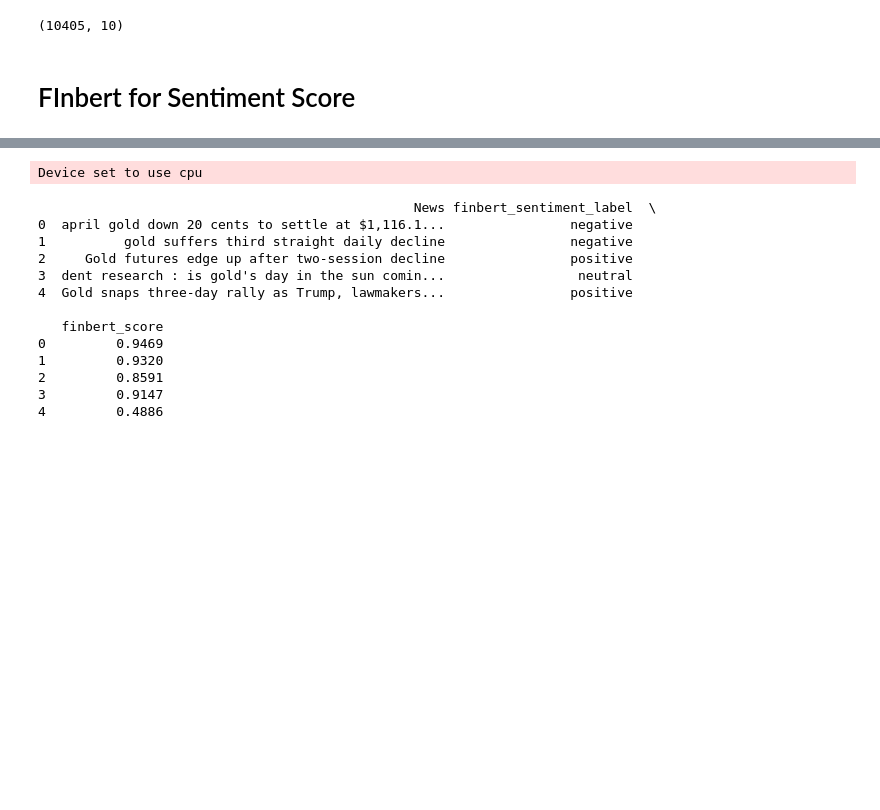
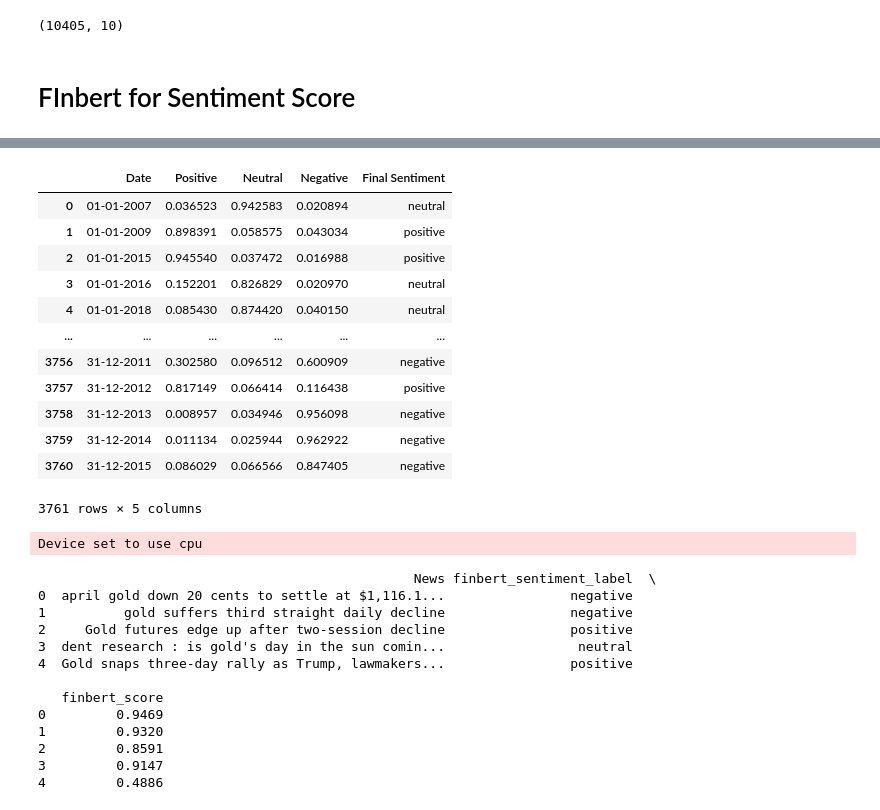
Before and after one commit to visheshgupta19/IDS_705_Final_Project, a Jupyter notebook: sentiment_analysis/sentiment_gold.ipynb, the cells around one changed output, grey strips where cells are left out. Saved outputs shown, nothing was run; the diff lists cells and outputs as text; code cells hidden in the pictures; blank space fills up the shorter version.

Commit message:
sentiment change

```diff
--- a/sentiment_analysis/sentiment_gold.ipynb
+++ b/sentiment_analysis/sentiment_gold.ipynb
@@ -255,3 +262,8 @@ from transformers import AutoTokenizer, AutoModelForSequenceClassification, pipe
 import torch
 # %%
 from tqdm import tqdm
+# %%
+model_name = "ProsusAI/finbert"
+tokenizer = AutoTokenizer.from_pretrained(model_name)
+model = AutoModelForSequenceClassification.from_pretrained(model_name)
+finbert = pipeline("sentiment-analysis", model=model, tokenizer=tokenizer)
@@ -257,0 +313,3 @@ from tqdm import tqdm
+# %%
+grouped = gold_dataset_news.groupby("Dates")["News"].apply(list)
+grouped
@@ -257,0 +332,47 @@ from tqdm import tqdm
+# %%
+daily_sentiments = []
+
+for date, news_list in tqdm(grouped.items(), desc="Computing FinBERT sentiment"):
+    logits_list = []
+
+    for sentence in news_list:
+        inputs = tokenizer(sentence, return_tensors="pt", truncation=True, padding=True)
+        inputs = {k: v.to("cpu") for k, v in inputs.items()}
+        model.to("cpu")
+        with torch.no_grad():
+            logits = model(**inputs).logits.squeeze()
+        logits_list.append(logits)
+
+    stacked_logits = torch.stack(logits_list)
+    avg_logits = torch.mean(stacked_logits, dim=0)
+    probabilities = softmax(avg_logits, dim=0)
+
+    labels = model.config.id2label
+    final_probs = {labels[i]: float(probabilities[i]) for i in range(len(labels))}
+    final_sentiment = max(final_probs, key=final_probs.get)
+
+    daily_sentiments.append(
+        {
+            "Date": date,
+            "Positive": final_probs.get("positive", 0.0),
+            "Neutral": final_probs.get("neutral", 0.0),
+            "Negative": final_probs.get("negative", 0.0),
+            "Final Sentiment": final_sentiment,
+        }
+    )
+# %%
+sentiment_group_df = pd.DataFrame(daily_sentiments)
+# %% [output]
+|  | Date | Positive | Neutral | Negative | Final Sentiment |
+| 0 | 01-01-2007 | 0.036523 | 0.942583 | 0.020894 | neutral |
+| 1 | 01-01-2009 | 0.898391 | 0.058575 | 0.043034 | positive |
+| 2 | 01-01-2015 | 0.945540 | 0.037472 | 0.016988 | positive |
+| 3 | 01-01-2016 | 0.152201 | 0.826829 | 0.020970 | neutral |
+| 4 | 01-01-2018 | 0.085430 | 0.874420 | 0.040150 | neutral |
+| ... | ... | ... | ... | ... | ... |
+| 3756 | 31-12-2011 | 0.302580 | 0.096512 | 0.600909 | negative |
+| 3757 | 31-12-2012 | 0.817149 | 0.066414 | 0.116438 | positive |
+| 3758 | 31-12-2013 | 0.008957 | 0.034946 | 0.956098 | negative |
+| 3759 | 31-12-2014 | 0.011134 | 0.025944 | 0.962922 | negative |
+| 3760 | 31-12-2015 | 0.086029 | 0.066566 | 0.847405 | negative |
+3761 rows × 5 columns
```
Also changed, not shown: parts of 9 cells of this notebook, 4 other files.
